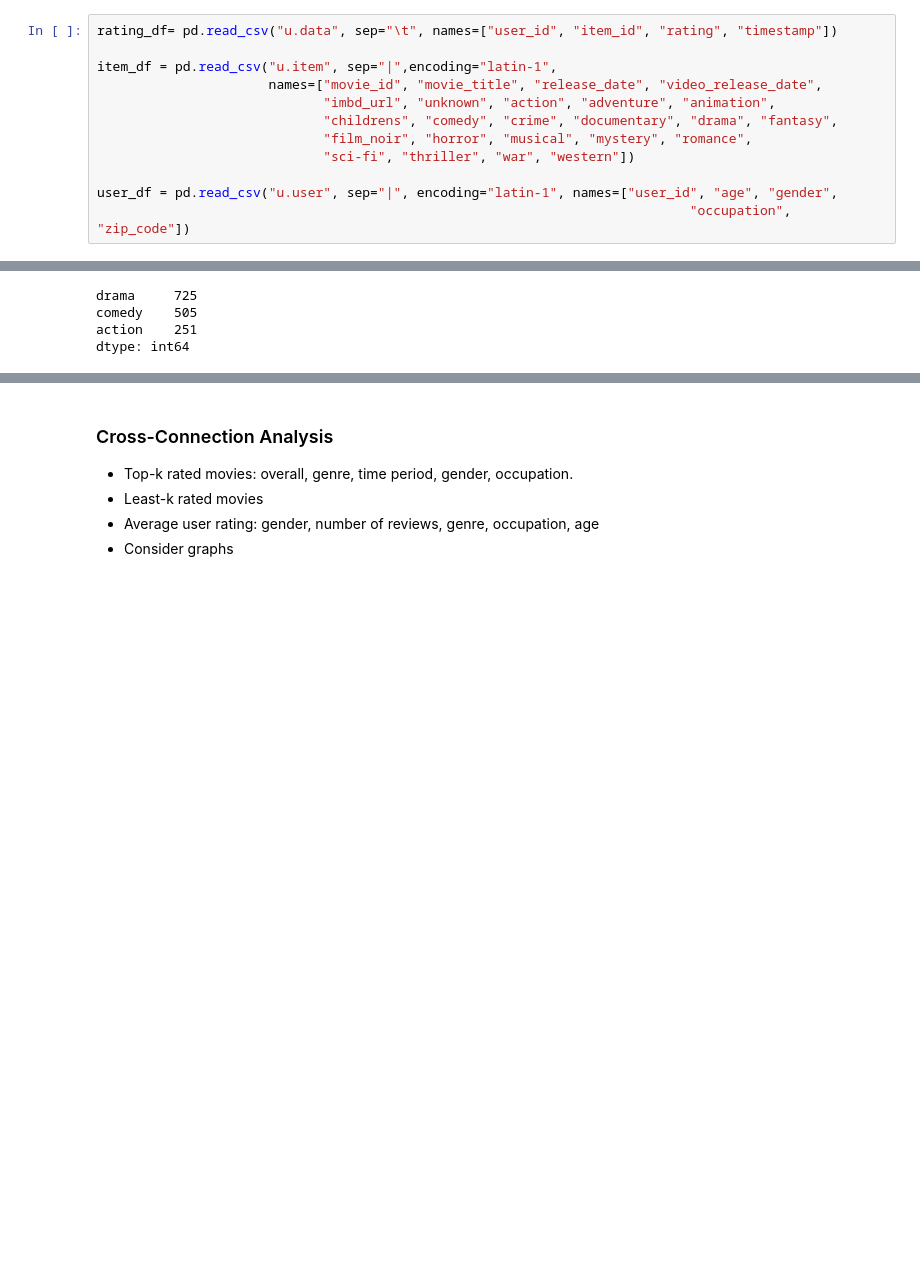
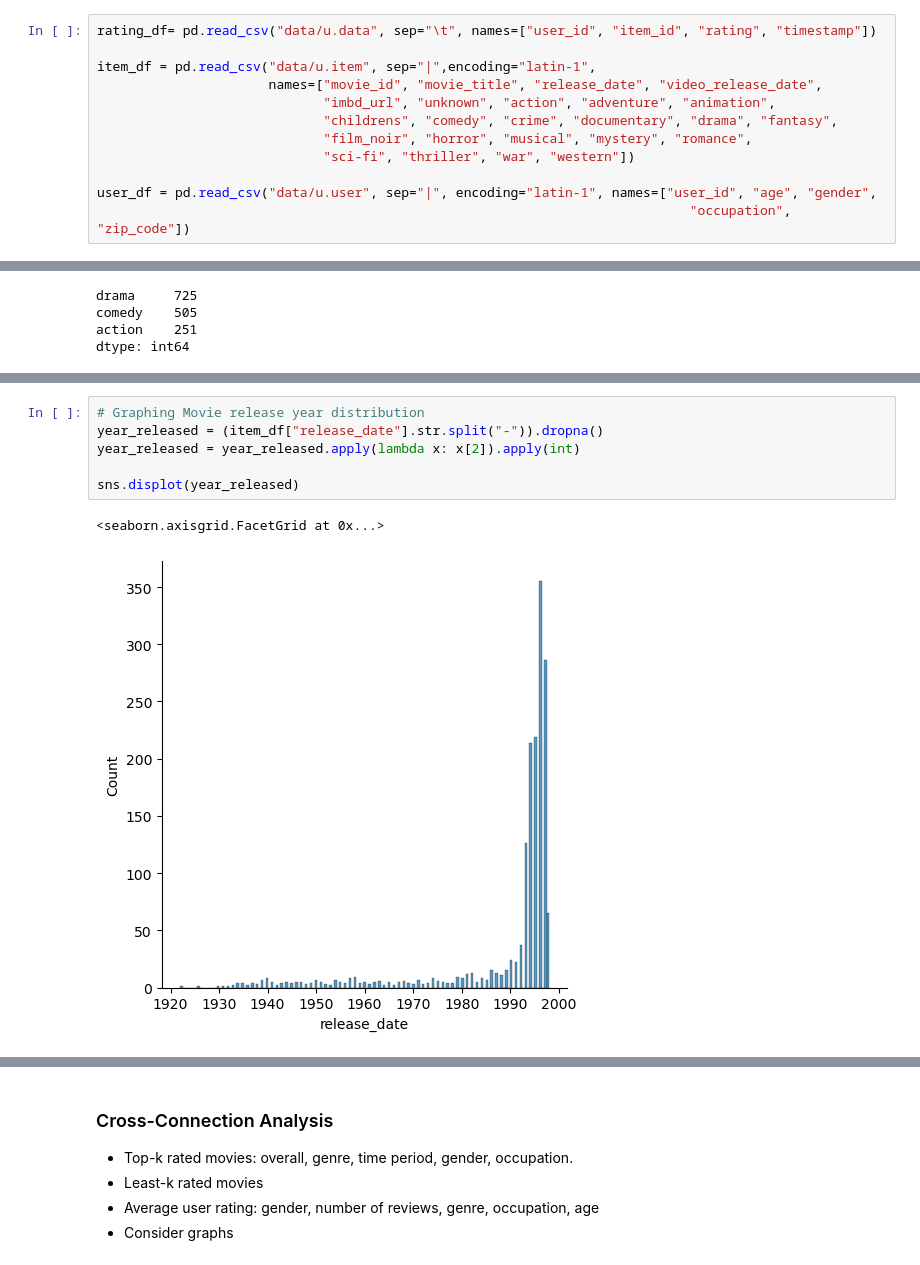
Before and after one commit to GreyHeartedKait/ml_100k, a Jupyter notebook: ml-100k-processing.ipynb, the cells around one changed output, grey strips where cells are left out. Saved outputs shown, nothing was run; the diff lists cells and outputs as text; blank space fills up the shorter version.

```diff
--- a/ml-100k-processing.ipynb
+++ b/ml-100k-processing.ipynb
@@ -46,16 +46,16 @@ import seaborn as sns
 # %% [markdown]
 ### Read in data
 # %%
-rating_df= pd.read_csv("u.data", sep="\t", names=["user_id", "item_id", "rating", "timestamp"])
+rating_df= pd.read_csv("data/u.data", sep="\t", names=["user_id", "item_id", "rating", "timestamp"])
 
-item_df = pd.read_csv("u.item", sep="|",encoding="latin-1",
+item_df = pd.read_csv("data/u.item", sep="|",encoding="latin-1",
                       names=["movie_id", "movie_title", "release_date", "video_release_date",
                              "imbd_url", "unknown", "action", "adventure", "animation",
                              "childrens", "comedy", "crime", "documentary", "drama", "fantasy",
                              "film_noir", "horror", "musical", "mystery", "romance",
                              "sci-fi", "thriller", "war", "western"])
 
-user_df = pd.read_csv("u.user", sep="|", encoding="latin-1", names=["user_id", "age", "gender",
+user_df = pd.read_csv("data/u.user", sep="|", encoding="latin-1", names=["user_id", "age", "gender",
                                                                             "occupation", "zip_code"])
 # %%
 print("Ratings Matrix")
@@ -140,0 +189,9 @@ dtype: int64
+# %%
+# Graphing Movie release year distribution
+year_released = (item_df["release_date"].str.split("-")).dropna()
+year_released = year_released.apply(lambda x: x[2]).apply(int)
+
+sns.displot(year_released)
+# %% [output]
+<seaborn.axisgrid.FacetGrid at 0x...>
+[figure, added]
```
Also changed, not shown: parts of 7 cells of this notebook.
